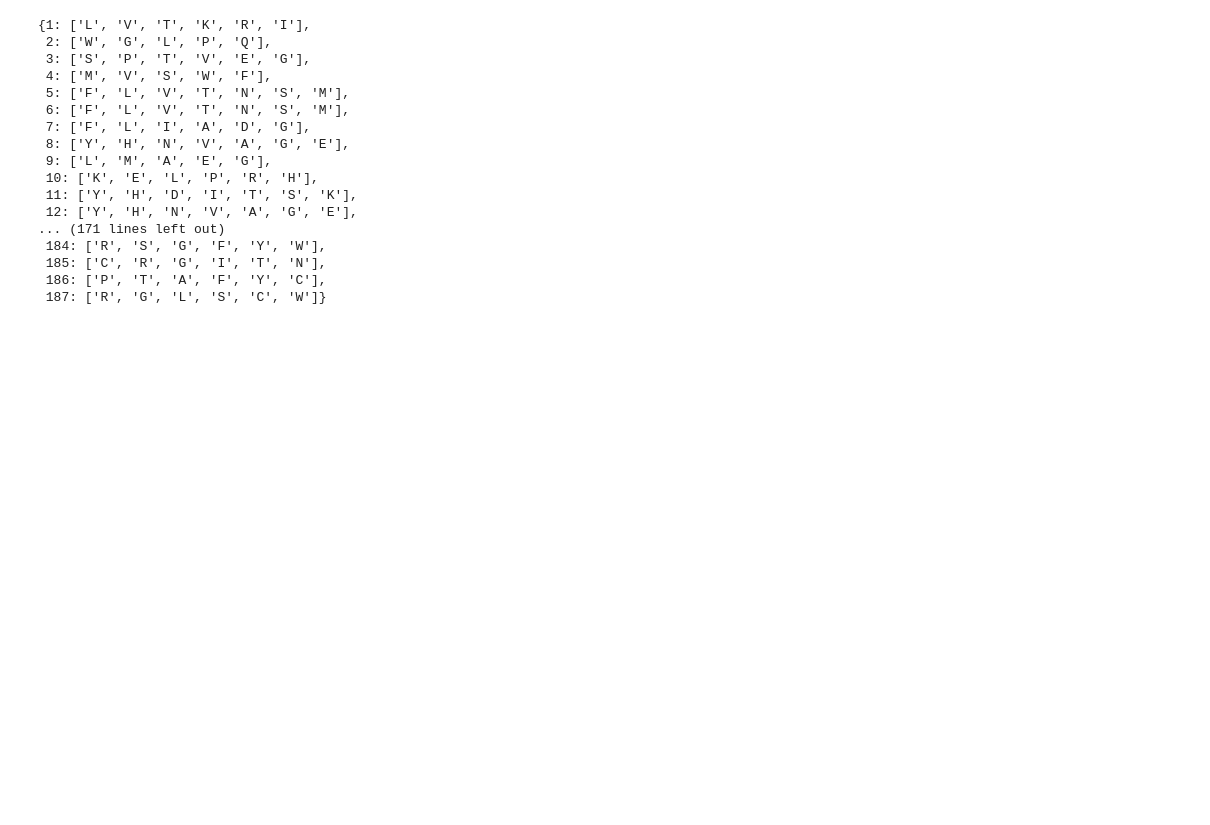
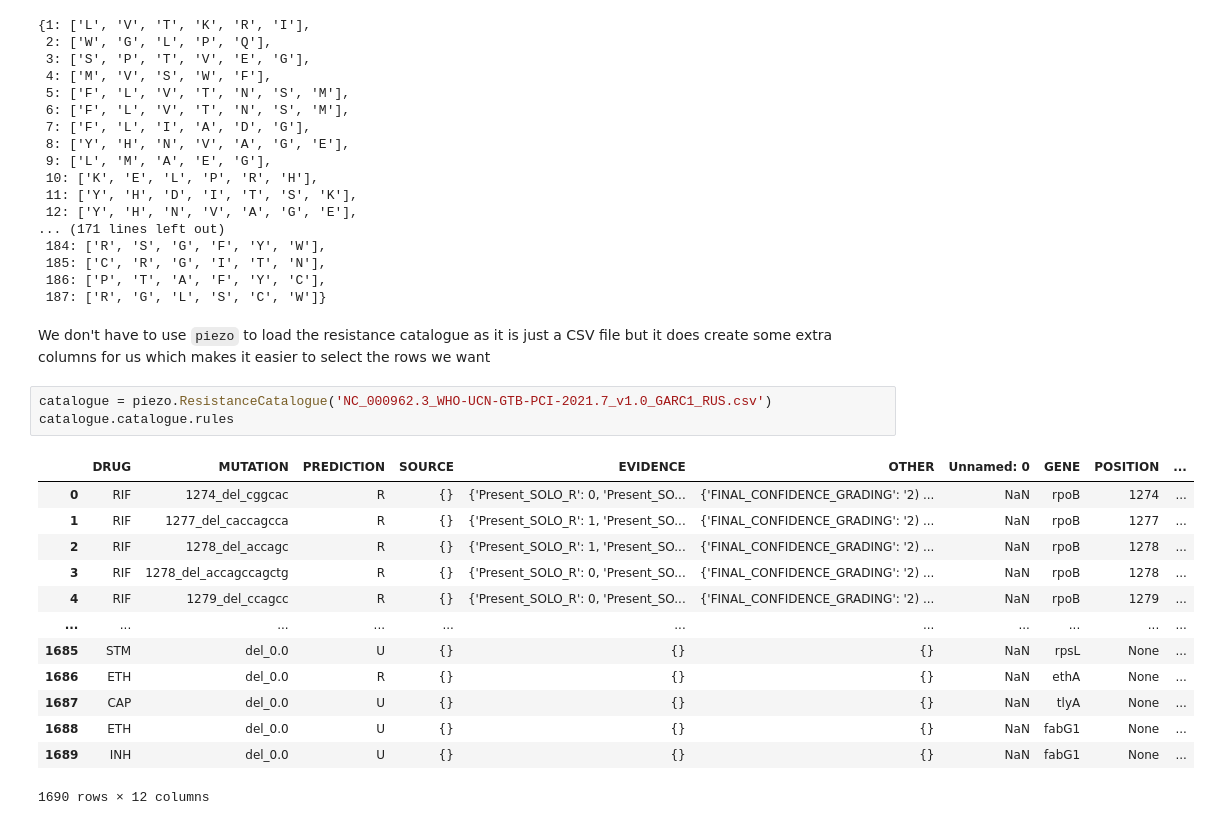
Before and after one commit to fowler-lab/sbmlsim, a Jupyter notebook: kernel.ipynb, the cells around one changed output. Drawn from its saved outputs; the diff is of its cells as text; blank space fills up the shorter version.

```diff
--- a/kernel.ipynb
+++ b/kernel.ipynb
@@ -107,3 +122,22 @@ possible_mutations
  185: ['C', 'R', 'G', 'I', 'T', 'N'],
  186: ['P', 'T', 'A', 'F', 'Y', 'C'],
  187: ['R', 'G', 'L', 'S', 'C', 'W']}
+# %% [markdown]
+We don't have to use `piezo` to load the resistance catalogue as it is just a CSV file but it does create some extra columns for us which makes it easier to select the rows we want
+# %%
+catalogue = piezo.ResistanceCatalogue('NC_000962.3_WHO-UCN-GTB-PCI-2021.7_v1.0_GARC1_RUS.csv')
+catalogue.catalogue.rules
+# %% [output]
+|  | DRUG | MUTATION | PREDICTION | SOURCE | EVIDENCE | OTHER | Unnamed: 0 | GENE | POSITION | ... |
+| 0 | RIF | 1274_del_cggcac | R | {} | {'Present_SOLO_R': 0, 'Present_SO... | {'FINAL_CONFIDENCE_GRADING': '2) ... | NaN | rpoB | 1274 | ... |
+| 1 | RIF | 1277_del_caccagcca | R | {} | {'Present_SOLO_R': 1, 'Present_SO... | {'FINAL_CONFIDENCE_GRADING': '2) ... | NaN | rpoB | 1277 | ... |
+| 2 | RIF | 1278_del_accagc | R | {} | {'Present_SOLO_R': 1, 'Present_SO... | {'FINAL_CONFIDENCE_GRADING': '2) ... | NaN | rpoB | 1278 | ... |
+| 3 | RIF | 1278_del_accagccagctg | R | {} | {'Present_SOLO_R': 0, 'Present_SO... | {'FINAL_CONFIDENCE_GRADING': '2) ... | NaN | rpoB | 1278 | ... |
+| 4 | RIF | 1279_del_ccagcc | R | {} | {'Present_SOLO_R': 0, 'Present_SO... | {'FINAL_CONFIDENCE_GRADING': '2) ... | NaN | rpoB | 1279 | ... |
+| ... | ... | ... | ... | ... | ... | ... | ... | ... | ... | ... |
+| 1685 | STM | del_0.0 | U | {} | {} | {} | NaN | rpsL | None | ... |
+| 1686 | ETH | del_0.0 | R | {} | {} | {} | NaN | ethA | None | ... |
+| 1687 | CAP | del_0.0 | U | {} | {} | {} | NaN | tlyA | None | ... |
+| 1688 | ETH | del_0.0 | U | {} | {} | {} | NaN | fabG1 | None | ... |
+| 1689 | INH | del_0.0 | U | {} | {} | {} | NaN | fabG1 | None | ... |
+1690 rows × 12 columns
```
Also changed, not shown: parts of 14 cells of this notebook, 2 other files.
